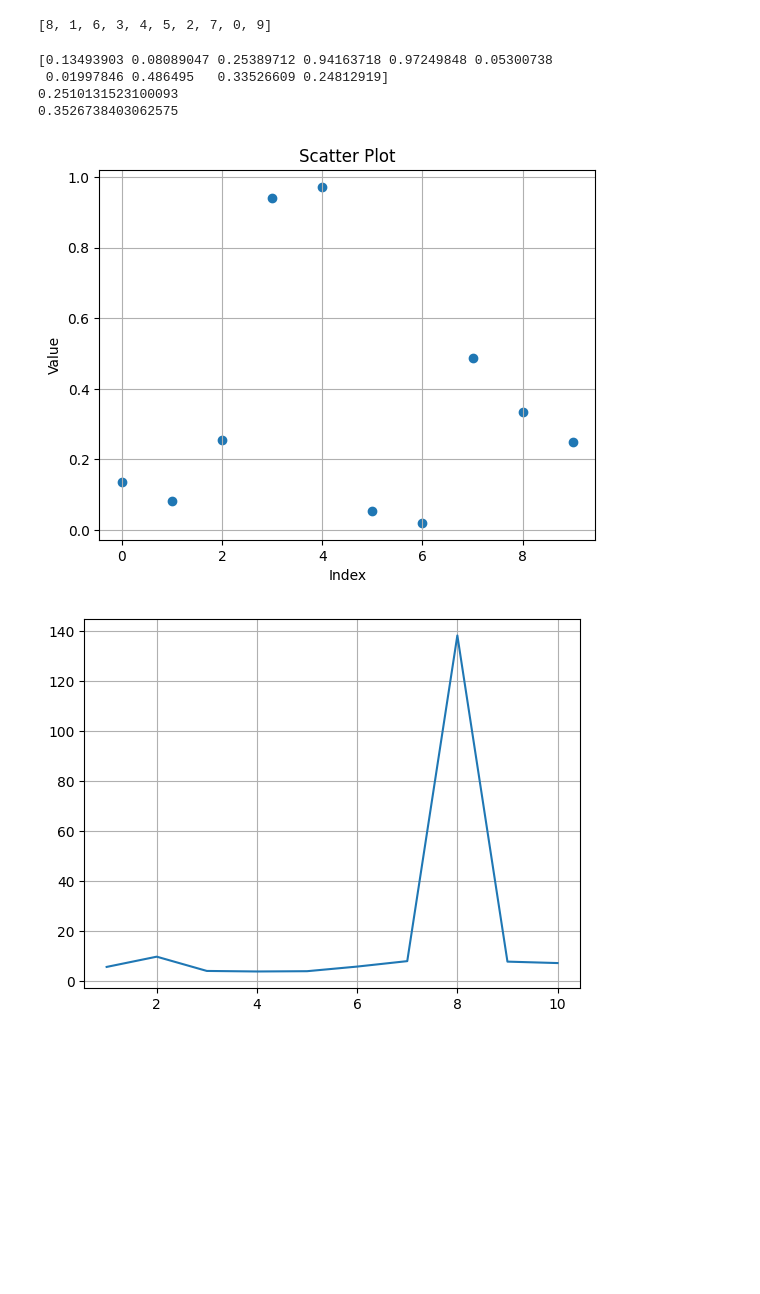
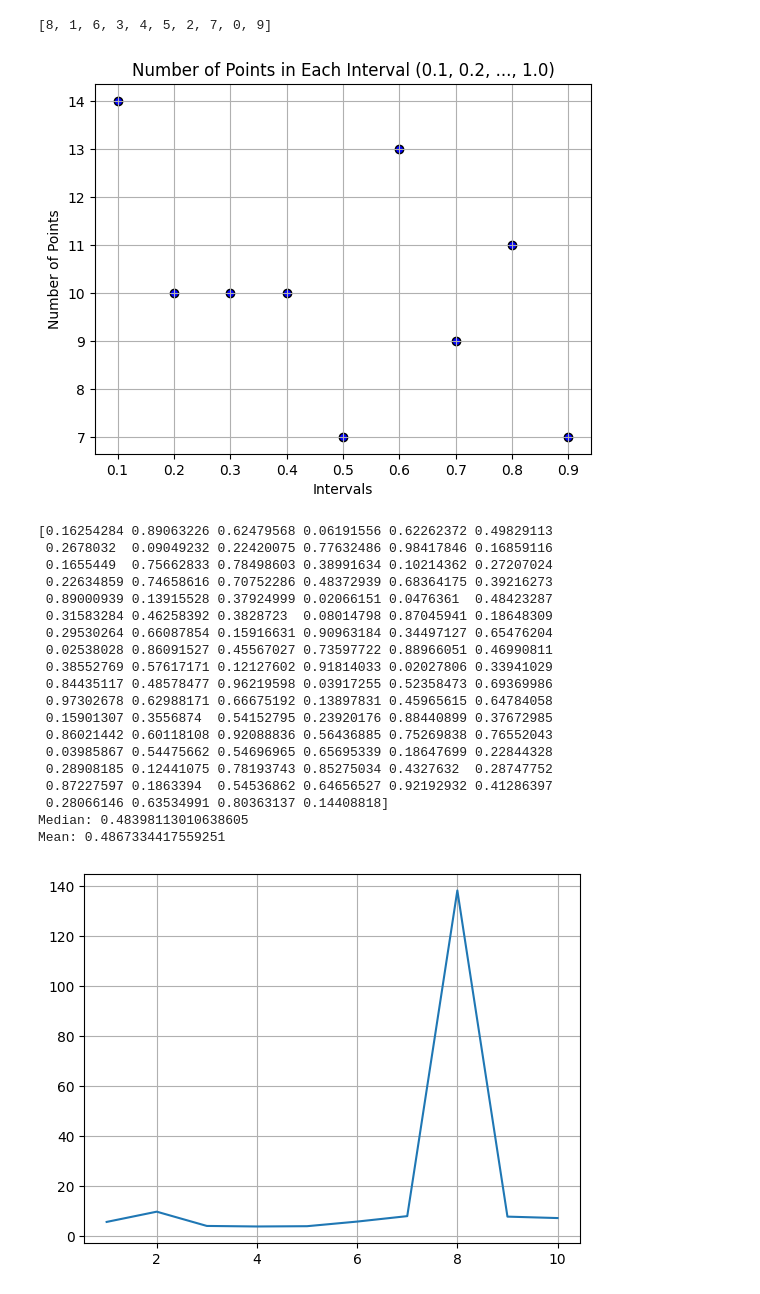
Before and after one commit to zina1t/BigData, a Jupyter notebook: Искусственный интеллект/Рабочая_тетрадь_1/Griaztsov_V_Workbook1.ipynb, the cells around one changed output. Drawn from its saved outputs; the diff is of its cells as text; code cells hidden in the pictures; blank space fills up the shorter version.

```diff
--- a/Искусственный интеллект/Рабочая_тетрадь_1/Griaztsov_V_Workbook1.ipynb
+++ b/Искусственный интеллект/Рабочая_тетрадь_1/Griaztsov_V_Workbook1.ipynb
@@ -101,25 +101,48 @@ x[::2] = even
 print(x)
 # %% [output]
 [8, 1, 6, 3, 4, 5, 2, 7, 0, 9]
-# %%
-import random
-import matplotlib.pyplot as plt
-x = np.array([random.random() for i in range(10)])
-print(x)
-print(np.median(x))
-print(np.mean(x))
-plt.scatter(range(len(x)), x)
-plt.xlabel('Index')
-plt.ylabel('Value')
-plt.title('Scatter Plot')
-plt.grid(True)
-plt.show()
-# %% [output]
-[0.13493903 0.08089047 0.25389712 0.94163718 0.97249848 0.05300738
- 0.01997846 0.486495   0.33526609 0.24812919]
-0.2510131523100093
-0.3526738403062575
-[figure, removed]
+# %%
+import numpy as np
+import random
+import matplotlib.pyplot as plt
+
+x = np.array([random.random() for i in range(100)])
+
+bins = np.arange(0.1, 1.1, 0.1)
+counts, _ = np.histogram(x, bins=bins)
+
+plt.scatter(bins[:-1], counts, color='blue', edgecolor='black')
+plt.xlabel('Intervals')
+plt.ylabel('Number of Points')
+plt.title('Number of Points in Each Interval (0.1, 0.2, ..., 1.0)')
+plt.xticks(bins[:-1])
+plt.grid(True)
+plt.show()
+
+print(x)
+print('Median:', np.median(x))
+print('Mean:', np.mean(x))
+# %% [output]
+[figure, added]
+[0.16254284 0.89063226 0.62479568 0.06191556 0.62262372 0.49829113
+ 0.2678032  0.09049232 0.22420075 0.77632486 0.98417846 0.16859116
+ 0.1655449  0.75662833 0.78498603 0.38991634 0.10214362 0.27207024
+ 0.22634859 0.74658616 0.70752286 0.48372939 0.68364175 0.39216273
+ 0.89000939 0.13915528 0.37924999 0.02066151 0.0476361  0.48423287
+ 0.31583284 0.46258392 0.3828723  0.08014798 0.87045941 0.18648309
+ 0.29530264 0.66087854 0.15916631 0.90963184 0.34497127 0.65476204
+ 0.02538028 0.86091527 0.45567027 0.73597722 0.88966051 0.46990811
+ 0.38552769 0.57617171 0.12127602 0.91814033 0.02027806 0.33941029
+ 0.84435117 0.48578477 0.96219598 0.03917255 0.52358473 0.69369986
+ 0.97302678 0.62988171 0.66675192 0.13897831 0.45965615 0.64784058
+ 0.15901307 0.3556874  0.54152795 0.23920176 0.88440899 0.37672985
+ 0.86021442 0.60118108 0.92088836 0.56436885 0.75269838 0.76552043
+ 0.03985867 0.54475662 0.54696965 0.65695339 0.18647699 0.22844328
+ 0.28908185 0.12441075 0.78193743 0.85275034 0.4327632  0.28747752
+ 0.87227597 0.1863394  0.54536862 0.64656527 0.92192932 0.41286397
+ 0.28066146 0.63534991 0.80363137 0.14408818]
+Median: 0.48398113010638605
+Mean: 0.4867334417559251
 # %%
 import numpy as np
 import matplotlib.pyplot as plt
```
Also changed, not shown: parts of 1 cell of this notebook.
